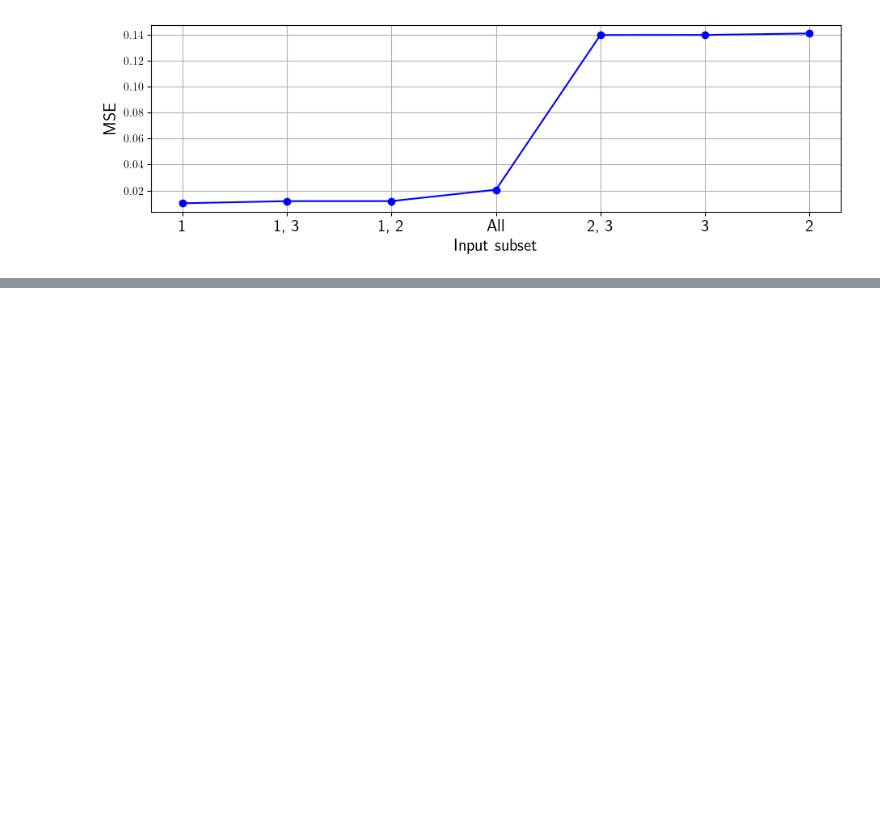
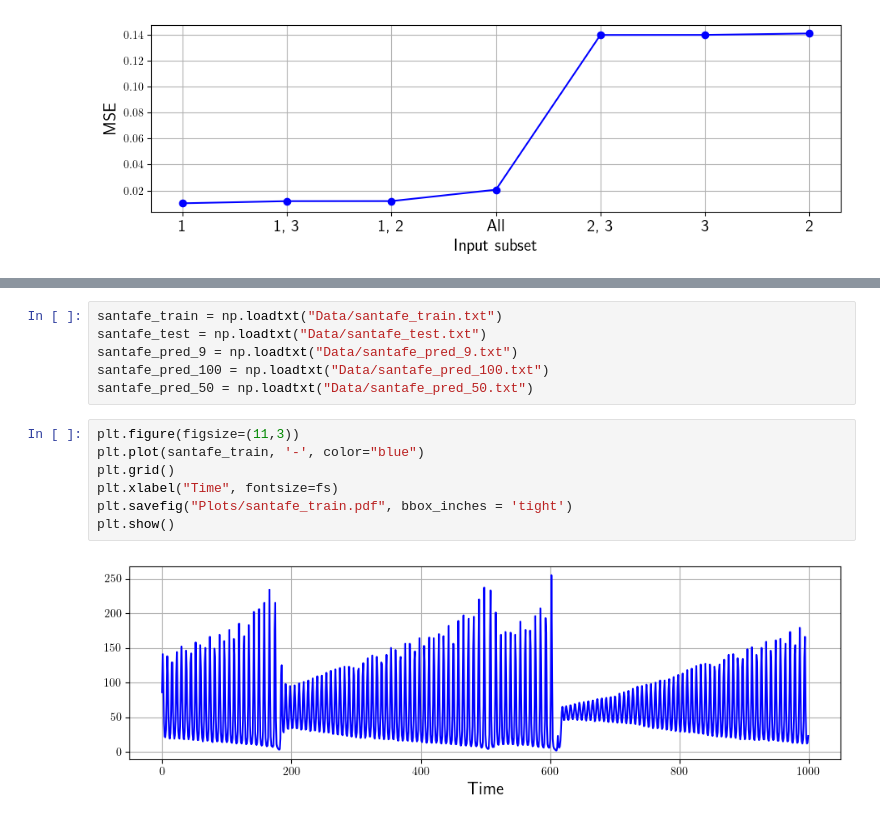
Before and after one commit to ThibeauWouters/MAI, a Jupyter notebook: SVM/Assignment2/SVM_Assignment2.ipynb, the cells around one changed output, grey strips where cells are left out. Saved outputs shown, nothing was run; the diff lists cells and outputs as text; blank space fills up the shorter version.

```diff
--- a/SVM/Assignment2/SVM_Assignment2.ipynb
+++ b/SVM/Assignment2/SVM_Assignment2.ipynb
@@ -211,0 +237,15 @@ plt.show()
+# %%
+santafe_train = np.loadtxt("Data/santafe_train.txt")
+santafe_test = np.loadtxt("Data/santafe_test.txt")
+santafe_pred_9 = np.loadtxt("Data/santafe_pred_9.txt")
+santafe_pred_100 = np.loadtxt("Data/santafe_pred_100.txt")
+santafe_pred_50 = np.loadtxt("Data/santafe_pred_50.txt")
+# %%
+plt.figure(figsize=(11,3))
+plt.plot(santafe_train, '-', color="blue")
+plt.grid()
+plt.xlabel("Time", fontsize=fs)
+plt.savefig("Plots/santafe_train.pdf", bbox_inches = 'tight')
+plt.show()
+# %% [output]
+[figure, added]
```
Also changed, not shown: parts of 28 cells of this notebook, 16 other files.
